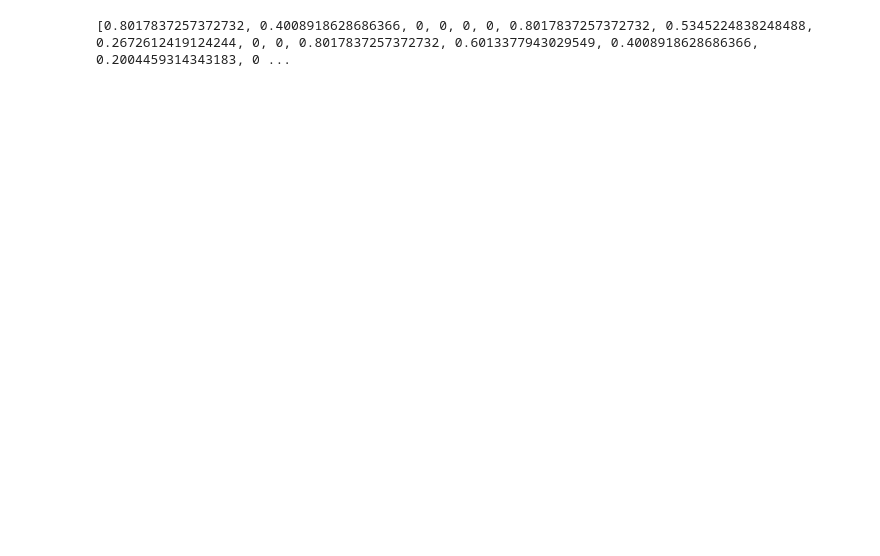
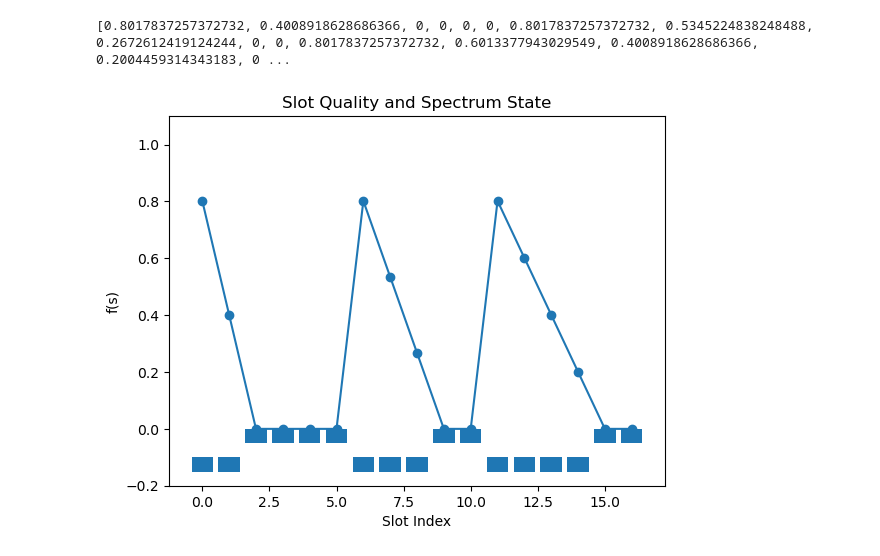
Before and after one commit to quanganhct/RL_RSA, a Jupyter notebook: development.ipynb, the cells around one changed output. Cells and saved outputs as stored; diff of their text form; code cells hidden in the pictures; blank space fills up the shorter version.

```diff
--- a/development.ipynb
+++ b/development.ipynb
@@ -58,30 +58,55 @@ def F(slot_index, spectrum):
     available_block = []
     n = len(spectrum)
     i = 0
     if spectrum[slot_index] == 1:
         return 0
 
     a, b = 0, 0
     while i < n:
         if spectrum[i] == 0:
             start = i
             while i < n and spectrum[i] == 0:
                 i += 1
             available_block.append((start, i - 1))
             if start <= slot_index and slot_index <= i-1:
                 a = start
                 b = i-1
         else:
             i += 1
 
     max_slot = max([e - s for s, e in available_block])
     sum_square = sum([(e - s)**2 for s, e in available_block])
     f = (b - slot_index + 1) / (b - a + 1) * max_slot / math.sqrt(sum_square)
     return f
 
 
 spectrum = [0, 0, 1, 1, 1, 1, 0, 0, 0, 1, 1, 0, 0, 0, 0, 1, 1]
 val = [F(i, spectrum) for i in range(len(spectrum))]
 print(val)
+
+fig, ax = plt.subplots()
+
+# plot function values
+x = np.arange(len(spectrum))
+ax.plot(x, val, marker='o')
+ax.set_xlabel("Slot Index")
+ax.set_ylabel("f(s)")
+ax.set_title("Slot Quality and Spectrum State")
+
+# draw spectrum rectangles
+for i, slot in enumerate(spectrum):
+
+    if slot == 1:
+        height = -0.05
+    else:
+        height = -0.15
+
+    rect = plt.Rectangle((i - 0.4, height), 0.8, 0.05)
+    ax.add_patch(rect)
+
+ax.set_ylim(-0.2, 1.1)
+
+plt.show()
 # %% [output]
 [0.8017837257372732, 0.4008918628686366, 0, 0, 0, 0, 0.8017837257372732, 0.5345224838248488, 0.2672612419124244, 0, 0, 0.8017837257372732, 0.6013377943029549, 0.4008918628686366, 0.2004459314343183, 0 ...
+[figure, added]
```
Also changed, not shown: parts of 1 cell of this notebook, 20 other files.
